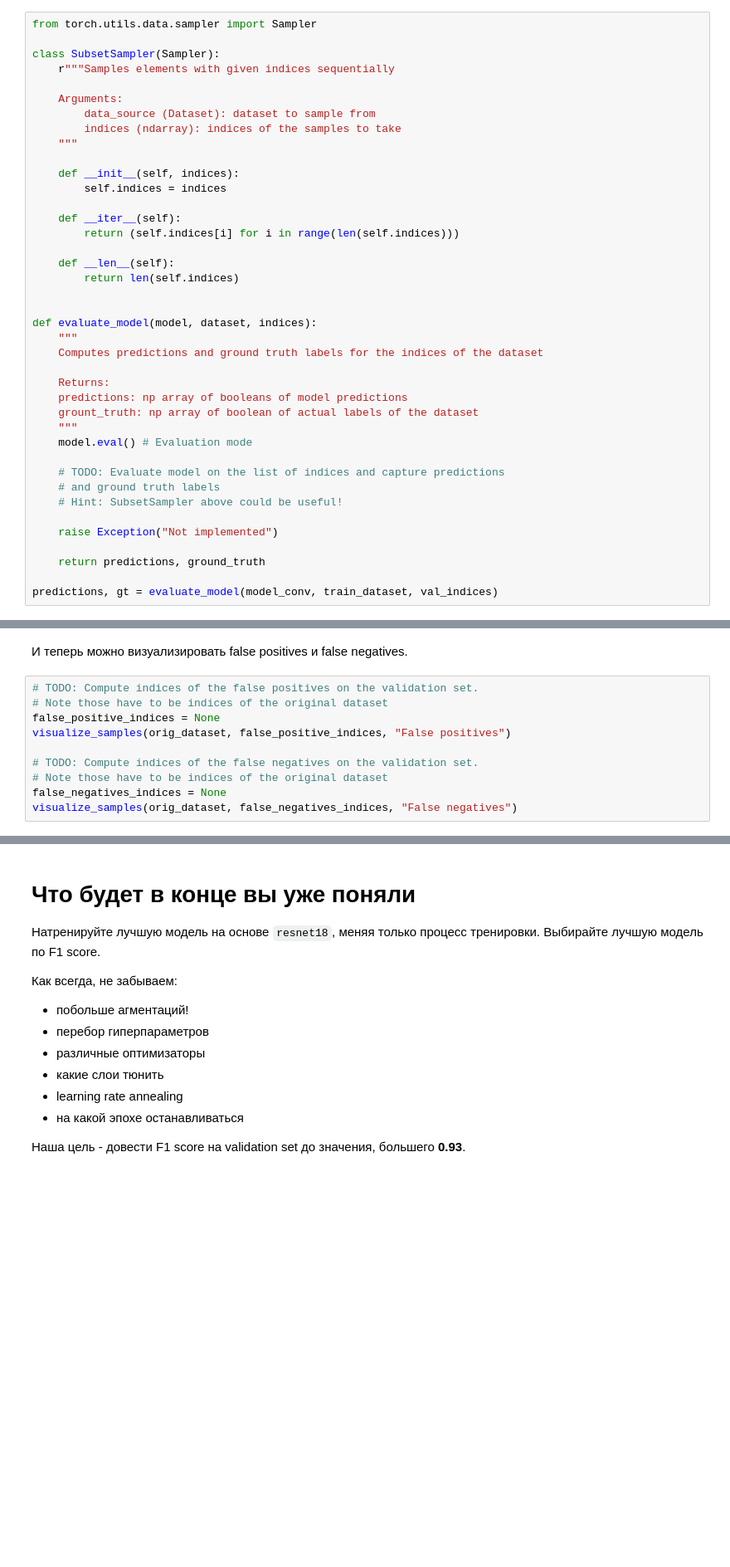
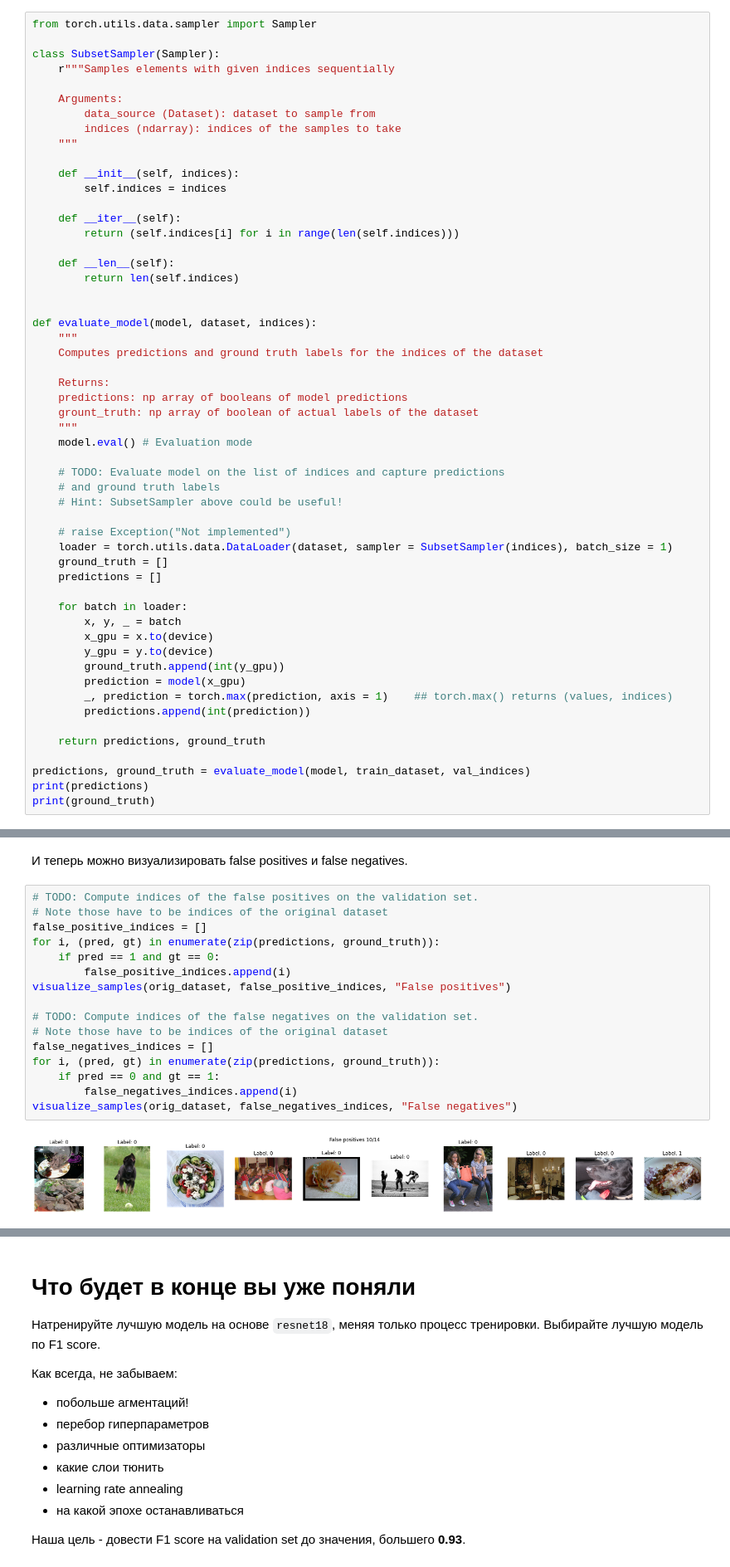
Before and after one commit to ReAlex1902/dlcourse_ai, a Jupyter notebook: assignments/assignment4/HotdogOrNot.ipynb, the cells around one changed output, grey strips where cells are left out. Shown at 83% size. Saved outputs shown, nothing was run; the diff lists cells and outputs as text; blank space fills up the shorter version.

```diff
--- a/assignments/assignment4/HotdogOrNot.ipynb
+++ b/assignments/assignment4/HotdogOrNot.ipynb
@@ -413,8 +425,22 @@ def evaluate_model(model, dataset, indices):
     # and ground truth labels
     # Hint: SubsetSampler above could be useful!
 
-    raise Exception("Not implemented")
+    # raise Exception("Not implemented")
+    loader = torch.utils.data.DataLoader(dataset, sampler = SubsetSampler(indices), batch_size = 1)
+    ground_truth = []
+    predictions = []
+
+    for batch in loader:
+        x, y, _ = batch
+        x_gpu = x.to(device)
+        y_gpu = y.to(device)
+        ground_truth.append(int(y_gpu))
+        prediction = model(x_gpu)
+        _, prediction = torch.max(prediction, axis = 1)    ## torch.max() returns (values, indices)
+        predictions.append(int(prediction))
 
     return predictions, ground_truth
 
-predictions, gt = evaluate_model(model_conv, train_dataset, val_indices)
+predictions, ground_truth = evaluate_model(model, train_dataset, val_indices)
+print(predictions)
+print(ground_truth)
@@ -423,10 +452,18 @@ predictions, gt = evaluate_model(model_conv, train_dataset, val_indices)
 # %%
 # TODO: Compute indices of the false positives on the validation set.
 # Note those have to be indices of the original dataset
-false_positive_indices = None
+false_positive_indices = []
+for i, (pred, gt) in enumerate(zip(predictions, ground_truth)):
+    if pred == 1 and gt == 0:
+        false_positive_indices.append(i)
 visualize_samples(orig_dataset, false_positive_indices, "False positives")
 
 # TODO: Compute indices of the false negatives on the validation set.
 # Note those have to be indices of the original dataset
-false_negatives_indices = None
+false_negatives_indices = []
+for i, (pred, gt) in enumerate(zip(predictions, ground_truth)):
+    if pred == 0 and gt == 1:
+        false_negatives_indices.append(i)
 visualize_samples(orig_dataset, false_negatives_indices, "False negatives")
+# %% [output]
+[figure, added]
```
Also changed, not shown: parts of 10 cells of this notebook.
